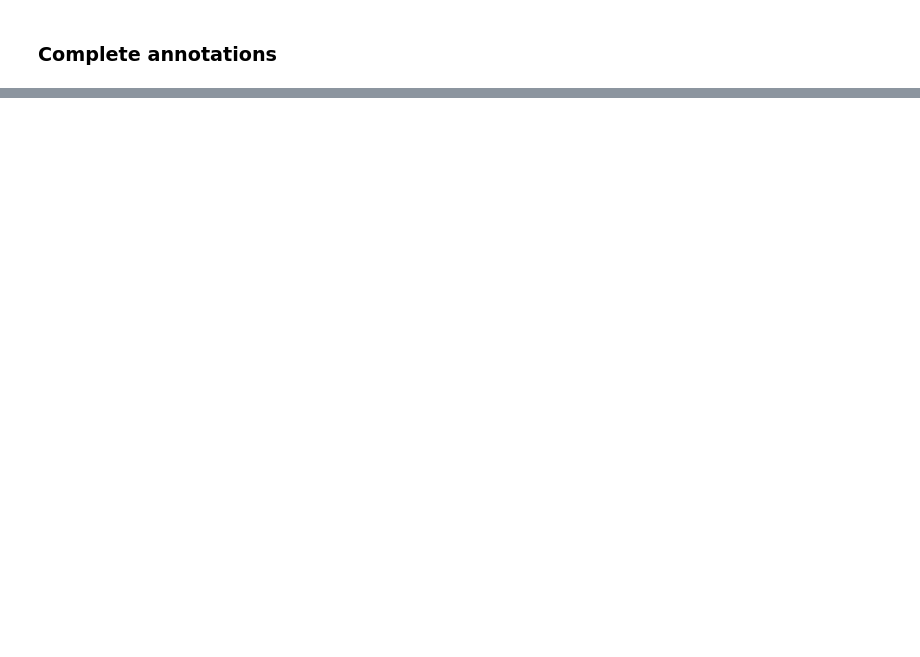
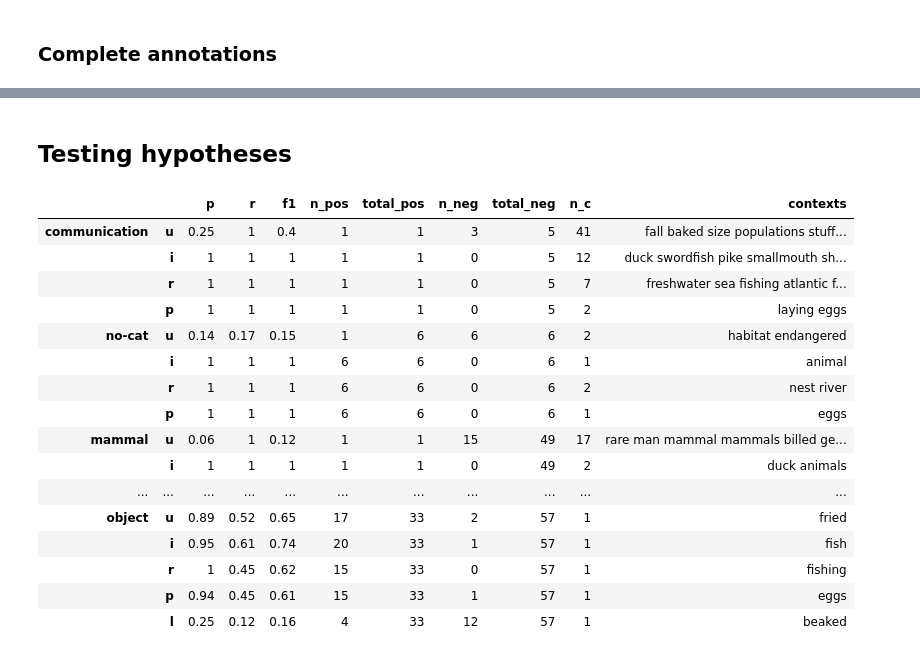
Before and after one commit to PiaSommerauer/corpus_diagnostics, a Jupyter notebook: scripts/refined context analysis.ipynb, the cells around one changed output, grey strips where cells are left out. Saved outputs shown, nothing was run; the diff lists cells and outputs as text; code cells hidden in the pictures; blank space fills up the shorter version.

```diff
--- a/scripts/refined context analysis.ipynb
+++ b/scripts/refined context analysis.ipynb
@@ -396,0 +549,11 @@ df[cols].sort_values('all', ascending = False)
+# %%
+import json
+path = '/Users/piasommerauer/Data/winogrande/winogrande_1.1/dev.jsonl'
+with open(path) as infile:
+    for line in infile:
+        d = json.loads(line)
+        op1 = d['option1']
+        op2 = d['option2']
+        if all([ not op1.istitle, not op2.istitle]):
+            print(d)
+            break
@@ -396,0 +572,9 @@ df[cols].sort_values('all', ascending = False)
+# %% [markdown]
+## Testing hypotheses
+# %%
+import json
+import csv
+import os
+from collections import Counter, defaultdict
+import pandas as pd
+pd.set_option("display.max_rows", None, "display.max_columns", None)
@@ -396,0 +661,25 @@ df[cols].sort_values('all', ascending = False)
+# %%
+prop = 'lay_eggs'
+model_name = 'giga_full_updated'
+table = get_top_ev_categories(prop, model_name)
+
+df = pd.DataFrame(table)
+df.T
+# %% [output]
+|  |  | p | r | f1 | n_pos | total_pos | n_neg | total_neg | n_c | contexts |
+| communication | u | 0.25 | 1 | 0.4 | 1 | 1 | 3 | 5 | 41 | fall baked size populations stuff... |
+|  | i | 1 | 1 | 1 | 1 | 1 | 0 | 5 | 12 | duck swordfish pike smallmouth sh... |
+|  | r | 1 | 1 | 1 | 1 | 1 | 0 | 5 | 7 | freshwater sea fishing atlantic f... |
+|  | p | 1 | 1 | 1 | 1 | 1 | 0 | 5 | 2 | laying eggs |
+| no-cat | u | 0.14 | 0.17 | 0.15 | 1 | 6 | 6 | 6 | 2 | habitat endangered |
+|  | i | 1 | 1 | 1 | 6 | 6 | 0 | 6 | 1 | animal |
+|  | r | 1 | 1 | 1 | 6 | 6 | 0 | 6 | 2 | nest river |
+|  | p | 1 | 1 | 1 | 6 | 6 | 0 | 6 | 1 | eggs |
+| mammal | u | 0.06 | 1 | 0.12 | 1 | 1 | 15 | 49 | 17 | rare man mammal mammals billed ge... |
+|  | i | 1 | 1 | 1 | 1 | 1 | 0 | 49 | 2 | duck animals |
+| ... | ... | ... | ... | ... | ... | ... | ... | ... | ... | ... |
+| object | u | 0.89 | 0.52 | 0.65 | 17 | 33 | 2 | 57 | 1 | fried |
+|  | i | 0.95 | 0.61 | 0.74 | 20 | 33 | 1 | 57 | 1 | fish |
+|  | r | 1 | 0.45 | 0.62 | 15 | 33 | 0 | 57 | 1 | fishing |
+|  | p | 0.94 | 0.45 | 0.61 | 15 | 33 | 1 | 57 | 1 | eggs |
+|  | l | 0.25 | 0.12 | 0.16 | 4 | 33 | 12 | 57 | 1 | beaked |
```
Also changed, not shown: parts of 14 cells of this notebook, 39 other files.
